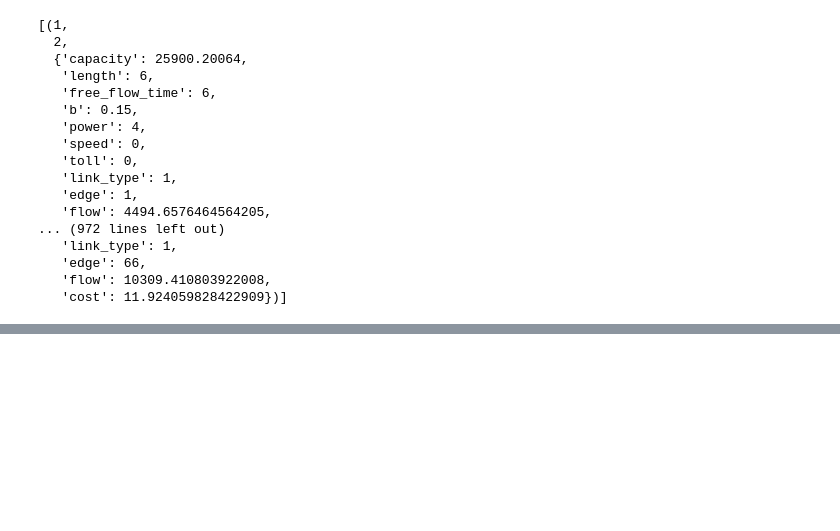
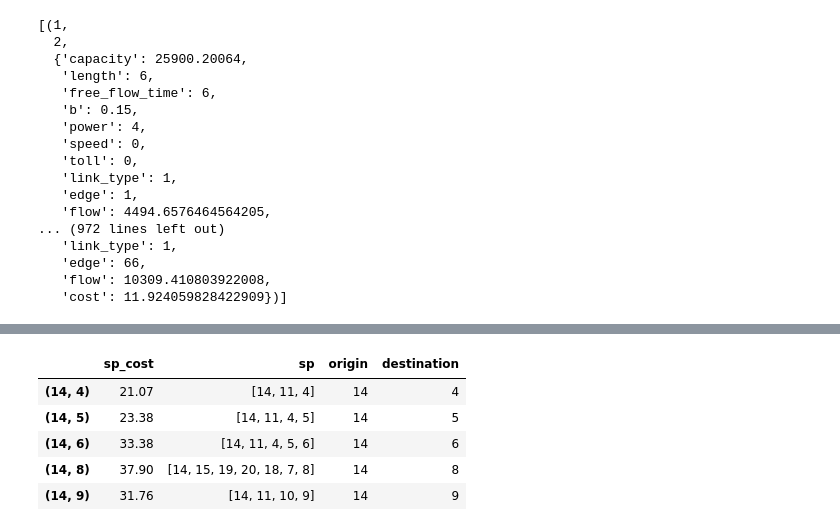
Before and after one commit to marsuconn/sioux-falls-network, a Jupyter notebook: sioux-falls.ipynb, the cells around one changed output, grey strips where cells are left out. Cells and saved outputs as stored; diff of their text form; code cells hidden in the pictures; blank space fills up the shorter version.

```diff
--- a/sioux-falls.ipynb
+++ b/sioux-falls.ipynb
@@ -175,0 +180,13 @@ plt.savefig('actual-siux-falls-network.png')
+# %%
+origin =[14,15,22,23]
+destination=[4,5,6,8,9,10,11,16,17,18]
+od=[(o,d) for o in origin for d in destination]
+# %%
+sp={}
+sp_cost={}
+for i in od:
+    sp[i]=nx.astar_path(G,i[0],i[1],weight='cost')
+    sp_cost[i]=nx.astar_path_length(G,i[0],i[1],weight='cost')
+# %%
+df=pd.DataFrame.from_dict(sp_cost, orient='index',columns=['sp_cost'])
+df['sp']=df.index.map(sp)
@@ -175,0 +202,10 @@ plt.savefig('actual-siux-falls-network.png')
+# %%
+df[['origin','destination']]=pd.DataFrame(df.index.tolist(),index=df.index)
+df.head()
+# %% [output]
+|  | sp_cost | sp | origin | destination |
+| (14, 4) | 21.07 | [14, 11, 4] | 14 | 4 |
+| (14, 5) | 23.38 | [14, 11, 4, 5] | 14 | 5 |
+| (14, 6) | 33.38 | [14, 11, 4, 5, 6] | 14 | 6 |
+| (14, 8) | 37.90 | [14, 15, 19, 20, 18, 7, 8] | 14 | 8 |
+| (14, 9) | 31.76 | [14, 11, 10, 9] | 14 | 9 |
```
Also changed, not shown: parts of 25 cells of this notebook, 1 other file.
